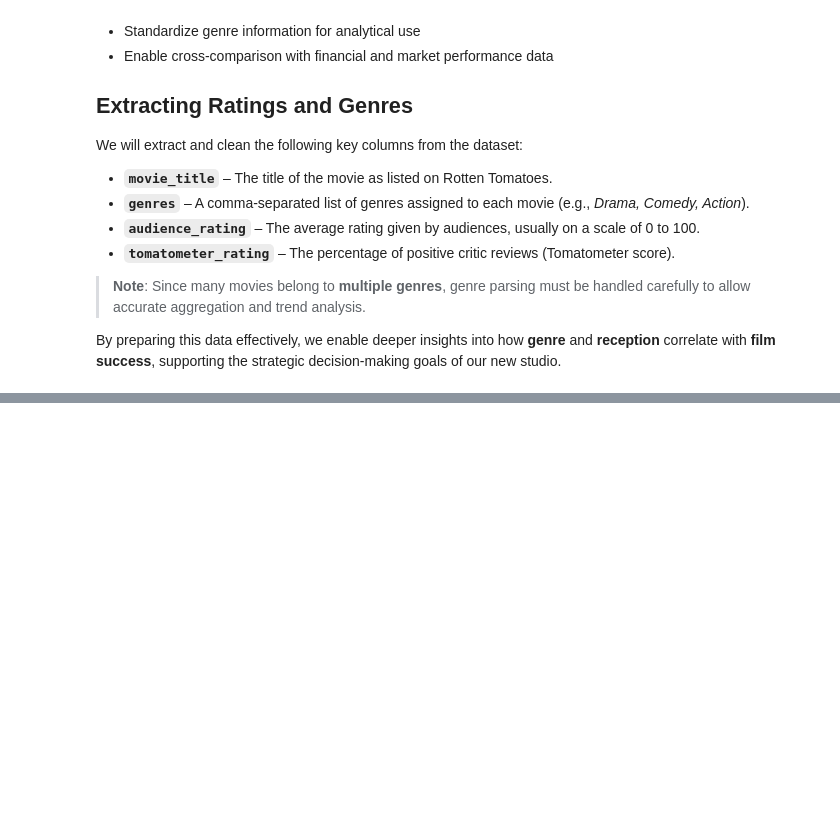
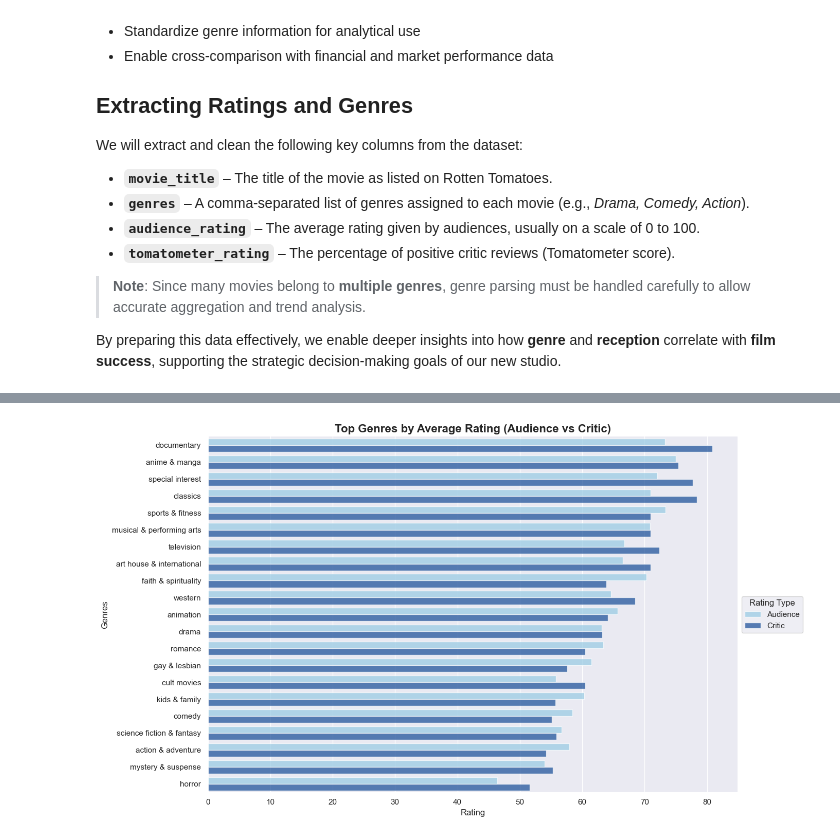
Before and after one commit to RomeC-137/Phase-G-2-Project, a Jupyter notebook: susan.ipynb, the cells around one changed output, grey strips where cells are left out. Saved outputs shown, nothing was run; the diff lists cells and outputs as text; code cells hidden in the pictures; blank space fills up the shorter version.

Commit message:
adding data analysis

```diff
--- a/susan.ipynb
+++ b/susan.ipynb
@@ -132,6 +111,6 @@ tn_budget_df
 | 5781 | 82 | Aug 5, 2005 | My Date With Drew | $1,100 | $181,041 | $181,041 |
 5782 rows × 6 columns
 # %%
-rt_info_df = pd.read_csv('rt.movie_info.tsv', sep='\t')
+rt_info_df = pd.read_csv('rotten_tomatoes_movies.csv')
 rt_info_df
 # %% [output]
@@ -229,0 +339,12 @@ genre
+# %%
+# Grouping by genres and aggregating the mean of audience_rating and tomatometer_rating
+genre_rating_df = rt_movies_expanded_cleaned.groupby('genres').agg({
+    'audience_rating': 'mean',
+    'tomatometer_rating': 'mean'
+}).reset_index()
+
+# Formatting the ratings to show only one decimal place
+genre_rating_df['audience_rating'] = genre_rating_df['audience_rating'].round(1)
+genre_rating_df['tomatometer_rating'] = genre_rating_df['tomatometer_rating'].round(1)
+
+genre_rating_df
@@ -229,0 +677,36 @@ genre
+# %%
+sns.set(style='darkgrid')
+# Calculate the average rating of the two columns
+genre_rating_df['average_rating'] = genre_rating_df[['audience_rating', 'tomatometer_rating']].mean(axis=1)
+top_genres_df = genre_rating_df.sort_values('average_rating', ascending=False)
+
+# Reshape the data to long format for easy plotting with Seaborn
+long_df = pd.melt(top_genres_df, id_vars='genres', value_vars=['audience_rating', 'tomatometer_rating'],
+                  var_name='rating_type', value_name='rating')
+
+# Set up the plot
+plt.figure(figsize=(14, 8))
+
+# Define the custom colors from the Blues_d palette
+custom_palette = {'audience_rating': '#89CFF0', 'tomatometer_rating': '#0047AB'}  # Light blue for audience, dark blue for critic
+
+# Plot the horizontal barplot with custom colors
+sns.barplot(y='genres', x='rating', hue='rating_type', data=long_df, palette=custom_palette, errorbar=None, alpha=0.7)
+
+# Customize the plot
+plt.title('Top Genres by Average Rating (Audience vs Critic)', fontsize=16, weight='bold')
+plt.xlabel('Rating', fontsize=12)
+plt.ylabel('Genres', fontsize=12)
+
+# Move the legend to the right side of the grid and update legend labels
+plt.legend(title='Rating Type', labels=['Audience', 'Critic'], loc='center left', bbox_to_anchor=(1, 0.5))
+
+sns.despine(left=True, bottom=True)  # Remove top and right spines for a cleaner look
+
+# Adjust layout to make room for the legend
+plt.tight_layout()
+
+# Show the plot
+plt.show()
+# %% [output]
+[figure, added]
```
Also changed, not shown: parts of 59 cells of this notebook, 6 other files.
